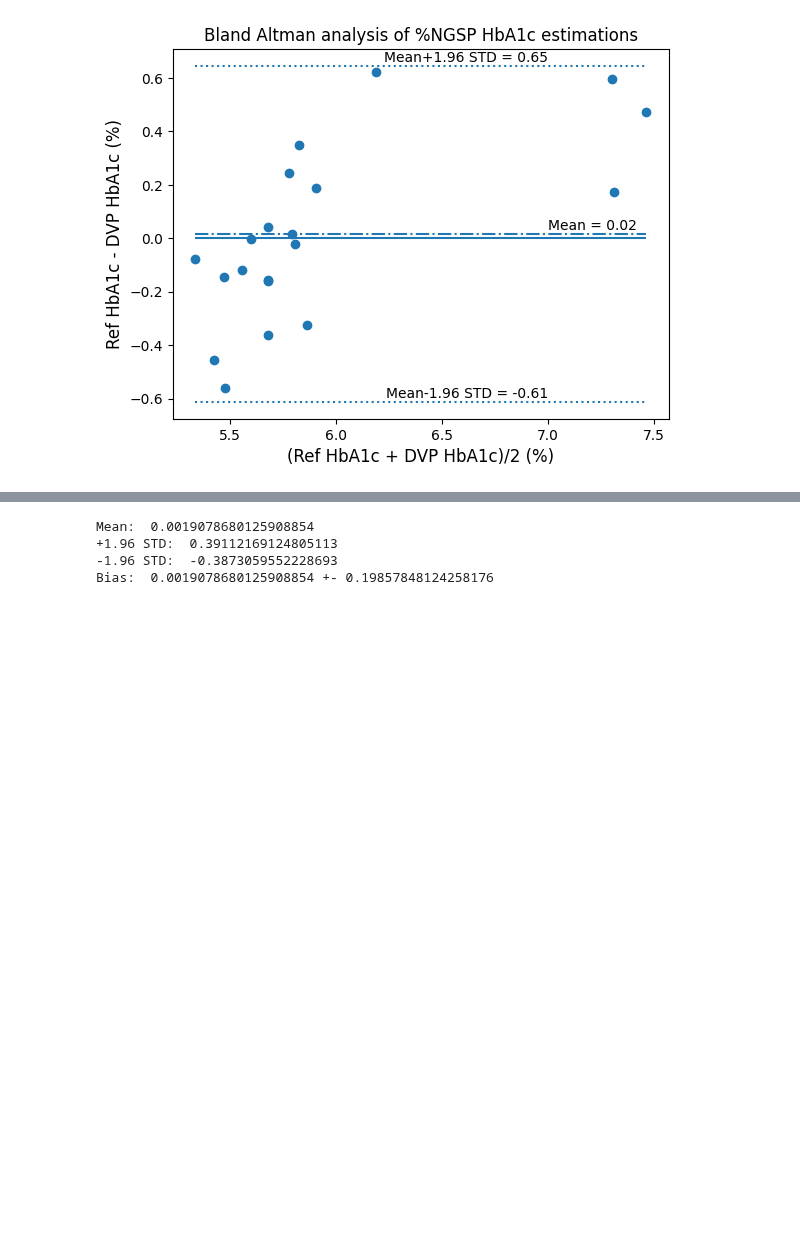
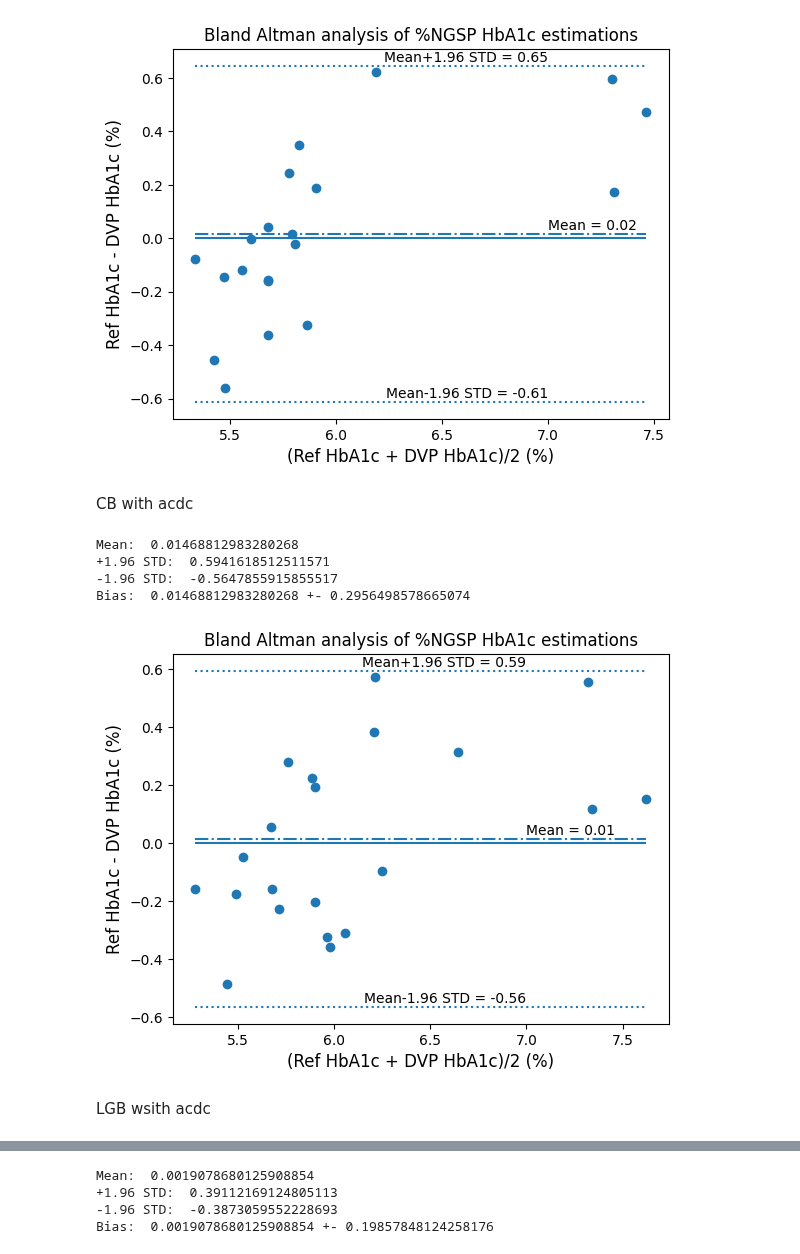
Before and after one commit to shamasatter/Estimating-HbA1c-from-PPG-using-ML, a Jupyter notebook: fig.ipynb, the cells around one changed output, grey strips where cells are left out. Saved outputs shown, nothing was run; the diff lists cells and outputs as text; code cells hidden in the pictures; blank space fills up the shorter version.

```diff
--- a/fig.ipynb
+++ b/fig.ipynb
@@ -205,3 +259,37 @@ Mean:  0.01651428000000048
 -1.96 STD:  -0.612340578149789
 Bias:  0.01651428000000048 +- 0.32084431538254565
 [figure]
+# %% [markdown]
+CB with acdc
+# %%
+c=[5.358559939126345,
+ 6.157122684559917,
+ 6.211100748464768,
+ 5.756752089981261,
+ 6.122232222567499,
+ 5.644712699207062,
+ 5.6864291228686294,
+ 7.0444286004680565,
+ 5.7750030946415984,
+ 7.283546482875828,
+ 6.003234872403648,
+ 5.6206070824905705,
+ 5.806034832640743,
+ 7.5472567720078745,
+ 5.575685165285569,
+ 6.2947180684271204,
+ 6.015755410191781,
+ 5.5491139410844035,
+ 5.826814450693242,
+ 5.92545494037935,
+ 6.486986053145878]
+# %%
+hBAA(b,c)
+# %% [output]
+Mean:  0.01468812983280268
++1.96 STD:  0.5941618512511571
+-1.96 STD:  -0.5647855915855517
+Bias:  0.01468812983280268 +- 0.2956498578665074
+[figure, added]
+# %% [markdown]
+LGB wsith acdc
```
Also changed, not shown: parts of 10 cells of this notebook.
